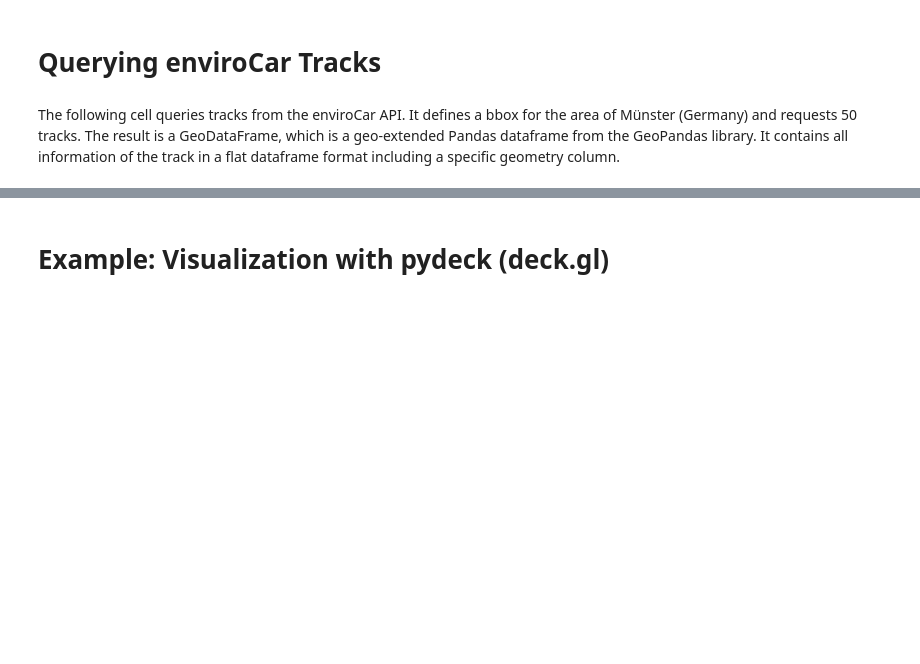
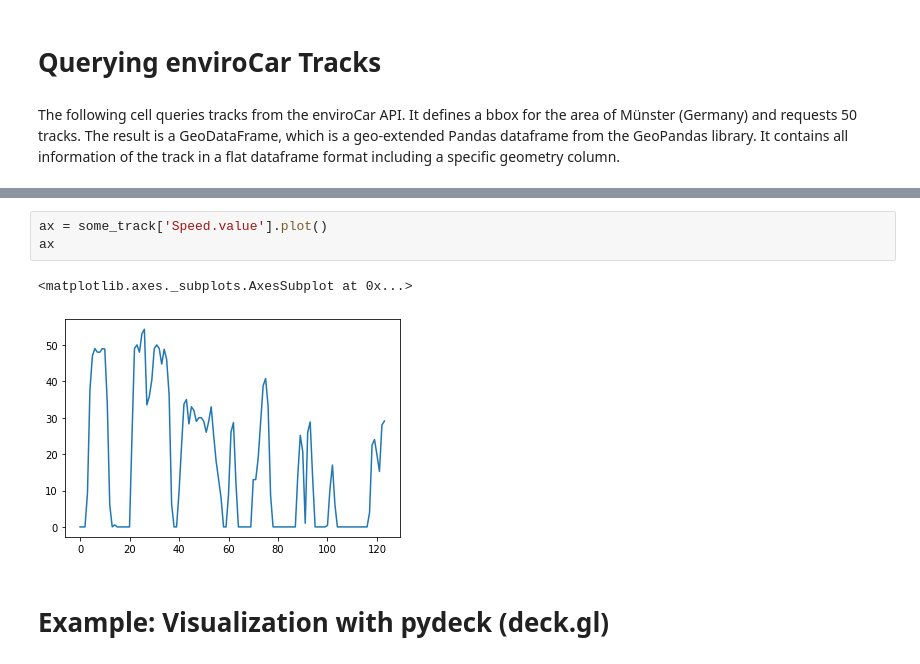
Before and after one commit to enviroCar/envirocar-py, a Jupyter notebook: examples/api_request_deckgl.ipynb, the cells around one changed output, grey strips where cells are left out. Saved outputs shown, nothing was run; the diff lists cells and outputs as text; blank space fills up the shorter version.

```diff
--- a/examples/api_request_deckgl.ipynb
+++ b/examples/api_request_deckgl.ipynb
@@ -50,3 +57,9 @@ track_df.plot()
+# %%
+ax = some_track['Speed.value'].plot()
+ax
+# %% [output]
+<matplotlib.axes._subplots.AxesSubplot at 0x...>
+[figure, added]
 # %% [markdown]
 # Example: Visualization with pydeck (deck.gl)
 # %% [markdown]
```
Also changed, not shown: parts of 3 cells of this notebook, 13 other files.
